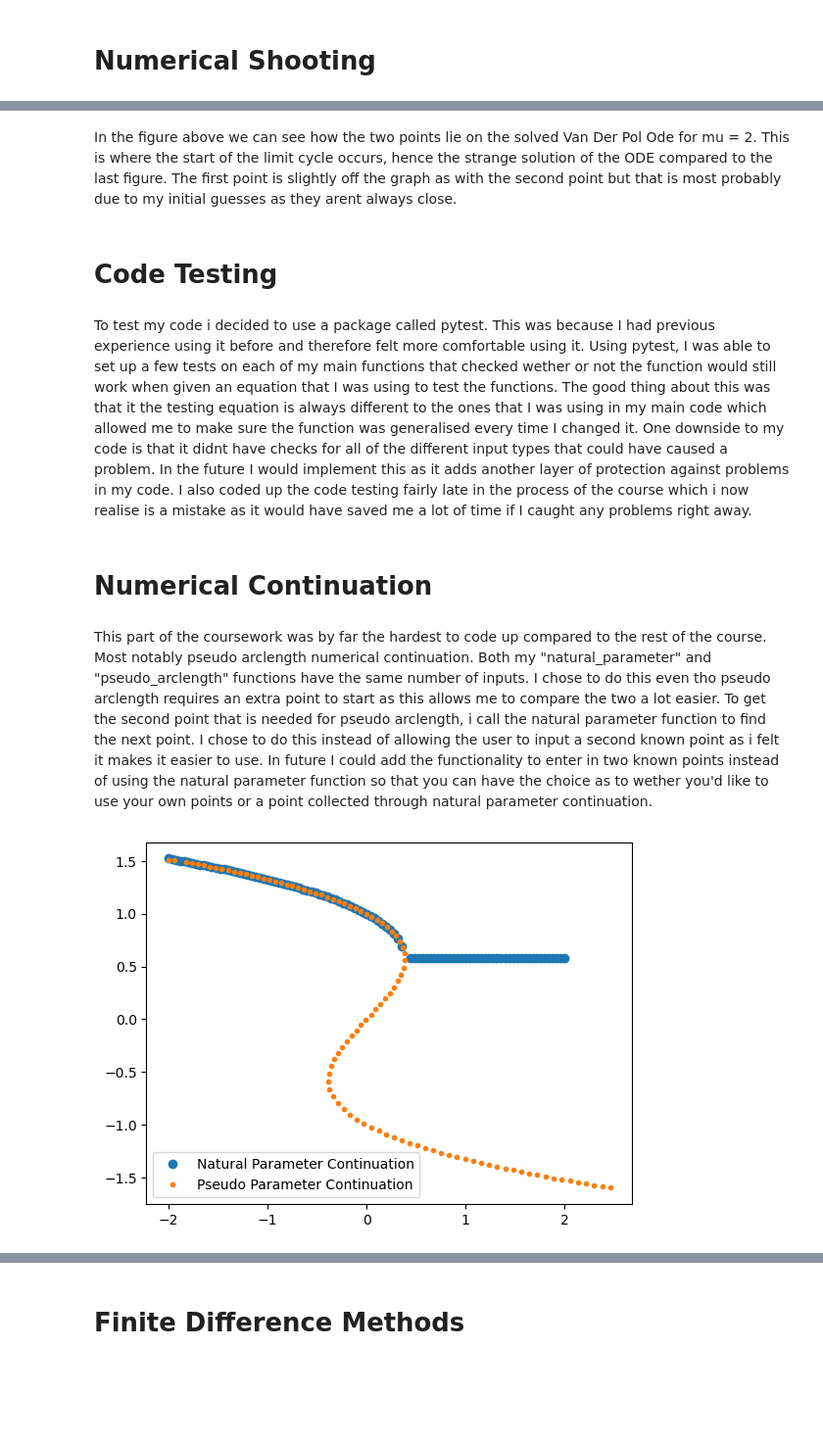
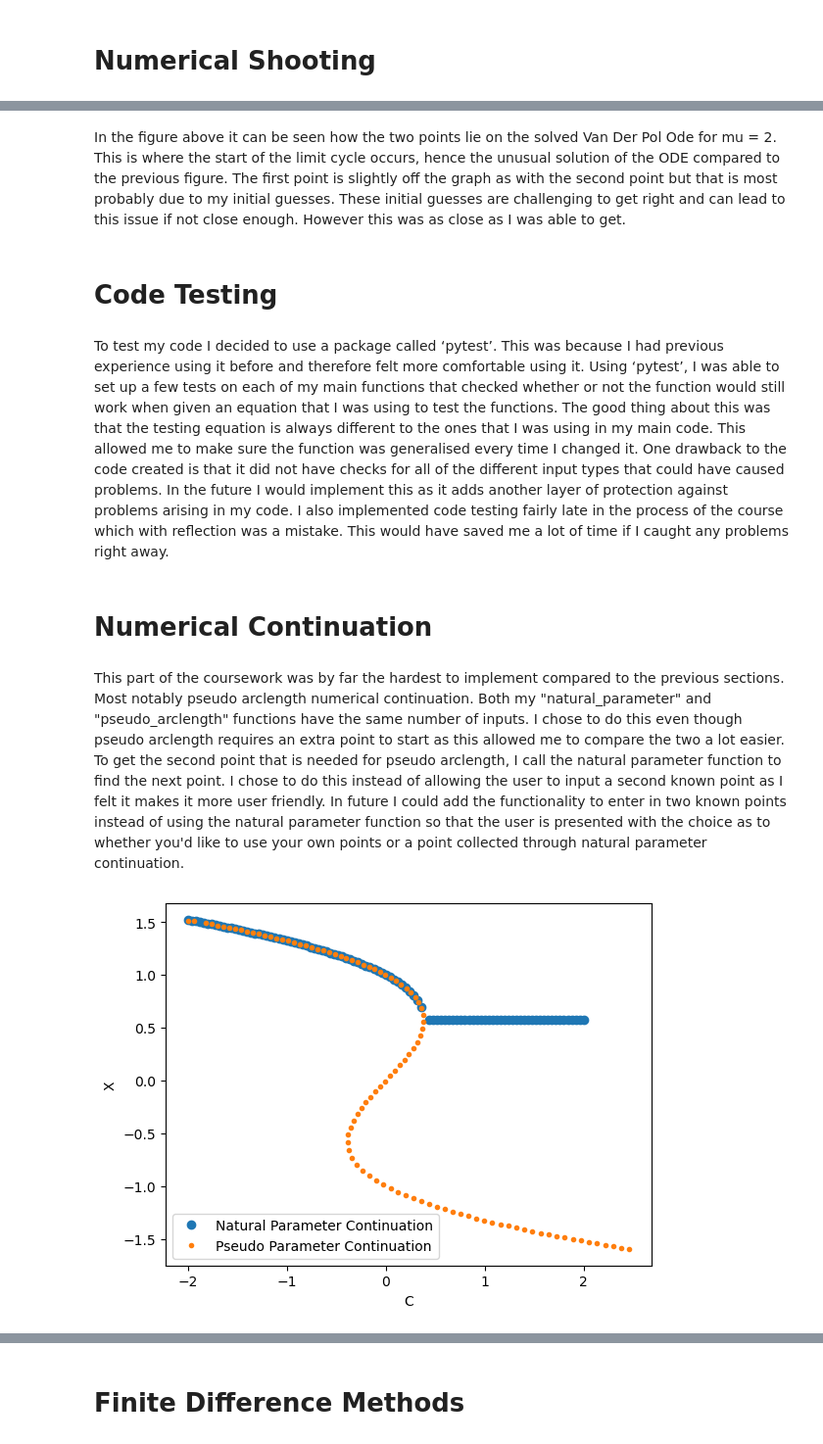
Before and after one commit to Jack904/SciCompCoursework, a Jupyter notebook: Scientific Computing Coursework Jack Gurney.ipynb, the cells around one changed output, grey strips where cells are left out. Shown at 98% size. Cells and saved outputs as stored; diff of their text form; code cells hidden in the pictures; blank space fills up the shorter version.

```diff
--- a/Scientific Computing Coursework Jack Gurney.ipynb
+++ b/Scientific Computing Coursework Jack Gurney.ipynb
@@ -53,23 +57,25 @@ plt.show()
 # %% [markdown]
-In the figure above we can see how the two points lie on the solved Van Der Pol Ode for mu = 2. This is where the start of the limit cycle occurs, hence the strange solution of the ODE compared to the last figure. The first point is slightly off the graph as with the second point but that is most probably due to my initial guesses as they arent always close.
+In the figure above it can be seen how the two points lie on the solved Van Der Pol Ode for mu = 2. This is where the start of the limit cycle occurs, hence the unusual solution of the ODE compared to the previous figure. The first point is slightly off the graph as with the second point but that is most probably due to my initial guesses. These initial guesses are challenging to get right and can lead to this issue if not close enough. However this was as close as I was able to get.
 # %% [markdown]
 # Code Testing
 # %% [markdown]
-To test my code i decided to use a package called pytest. This was because I had previous experience using it before and therefore felt more comfortable using it. Using pytest, I was able to set up a few tests on each of my main functions that checked wether or not the function would still work when given an equation that I was using to test the functions. The good thing about this was that it the testing equation is always different to the ones that I was using in my main code which allowed me to make sure the function was generalised every time I changed it. One downside to my code is that it didnt have checks for all of the different input types that could have caused a problem. In the future I would implement this as it adds another layer of protection against problems in my code. I also coded up the code testing fairly late in the process of the course which i now realise is a mistake as it would have saved me a lot of time if I caught any problems right away.
+To test my code I decided to use a package called ‘pytest’. This was because I had previous experience using it before and therefore felt more comfortable using it. Using ‘pytest’, I was able to set up a few tests on each of my main functions that checked whether or not the function would still work when given an equation that I was using to test the functions. The good thing about this was that the testing equation is always different to the ones that I was using in my main code. This allowed me to make sure the function was generalised every time I changed it. One drawback to the code created is that it did not have checks for all of the different input types that could have caused problems. In the future I would implement this as it adds another layer of protection against problems arising in my code. I also implemented code testing fairly late in the process of the course which with reflection was a mistake. This would have saved me a lot of time if I caught any problems right away.
 # %% [markdown]
 # Numerical Continuation
 # %% [markdown]
-This part of the coursework was by far the hardest to code up compared to the rest of the course. Most notably pseudo arclength numerical continuation. Both my "natural_parameter" and "pseudo_arclength" functions have the same number of inputs. I chose to do this even tho pseudo arclength requires an extra point to start as this allows me to compare the two a lot easier. To get the second point that is needed for pseudo arclength, i call the natural parameter function to find the next point. I chose to do this instead of allowing the user to input a second known point as i felt it makes it easier to use. In future I could add the functionality to enter in two known points instead of using the natural parameter function so that you can have the choice as to wether you'd like to use your own points or a point collected through natural parameter continuation.
+This part of the coursework was by far the hardest to implement compared to the previous sections. Most notably pseudo arclength numerical continuation. Both my "natural_parameter" and "pseudo_arclength" functions have the same number of inputs. I chose to do this even though pseudo arclength requires an extra point to start as this allowed me to compare the two a lot easier. To get the second point that is needed for pseudo arclength, I call the natural parameter function to find the next point. I chose to do this instead of allowing the user to input a second known point as I felt it makes it more user friendly. In future I could add the functionality to enter in two known points instead of using the natural parameter function so that the user is presented with the choice as to whether you'd like to use your own points or a point collected through natural parameter continuation.
 # %%
 from Numerical_cont import funct, hopf_ode, natural_parameter, pseudo_parameter
 
 y1,x1 = natural_parameter(funct, 1.521, -2,2,100)
 y2,x2 = pseudo_parameter(funct, 1.521, -2,4,100)
 
 plt.plot(y1,x1,'o',label = 'Natural Parameter Continuation')
 plt.plot(y2,x2[0,:],'.',label = 'Pseudo Parameter Continuation')
 plt.legend(loc= 'lower left')
+plt.xlabel('C')
+plt.ylabel('X')
 plt.show()
 # %% [output]
-[figure, old version]
+[figure, new version]
 # %% [markdown]
```
Also changed, not shown: parts of 13 cells of this notebook, 4 other files.
